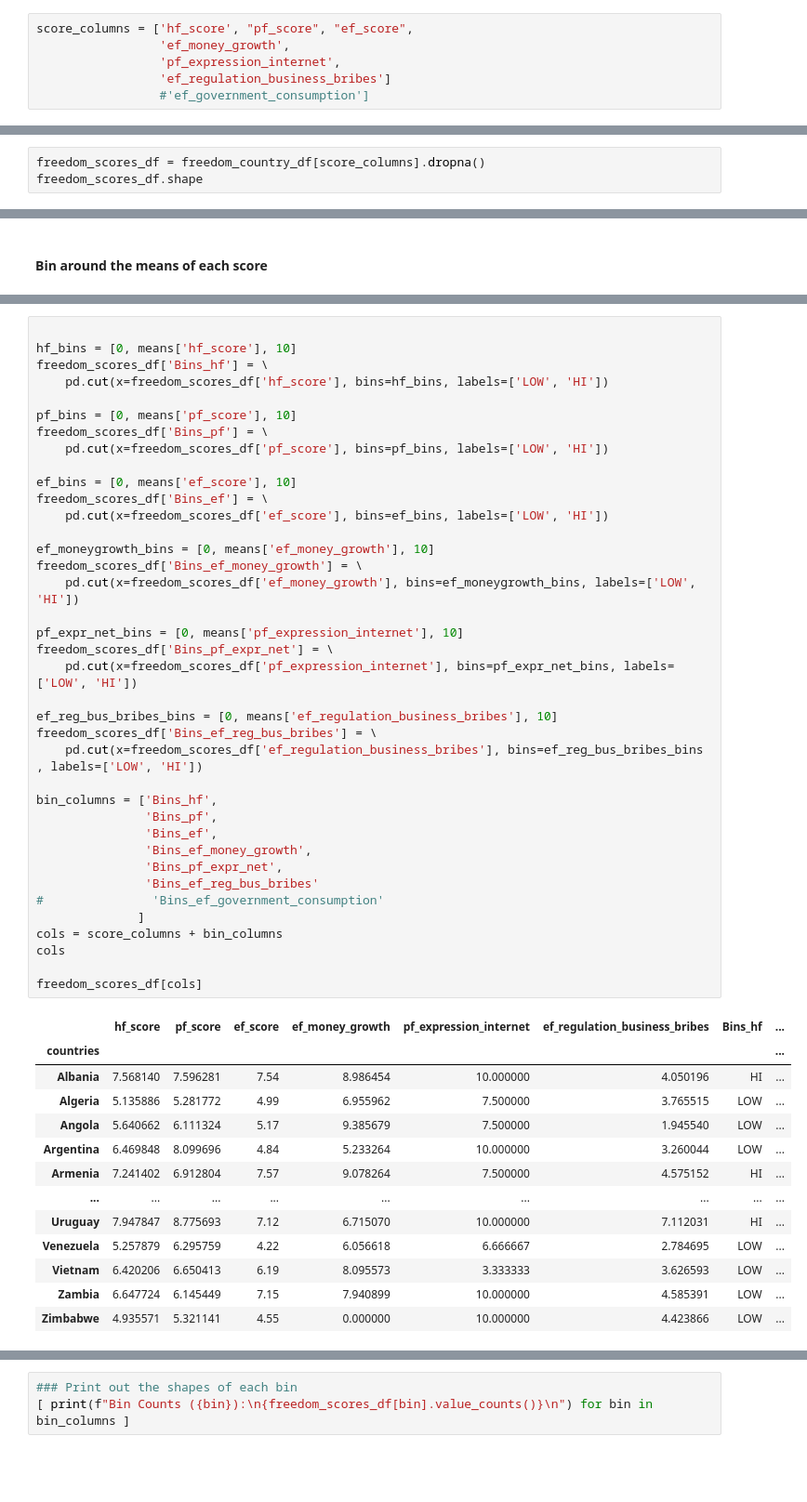
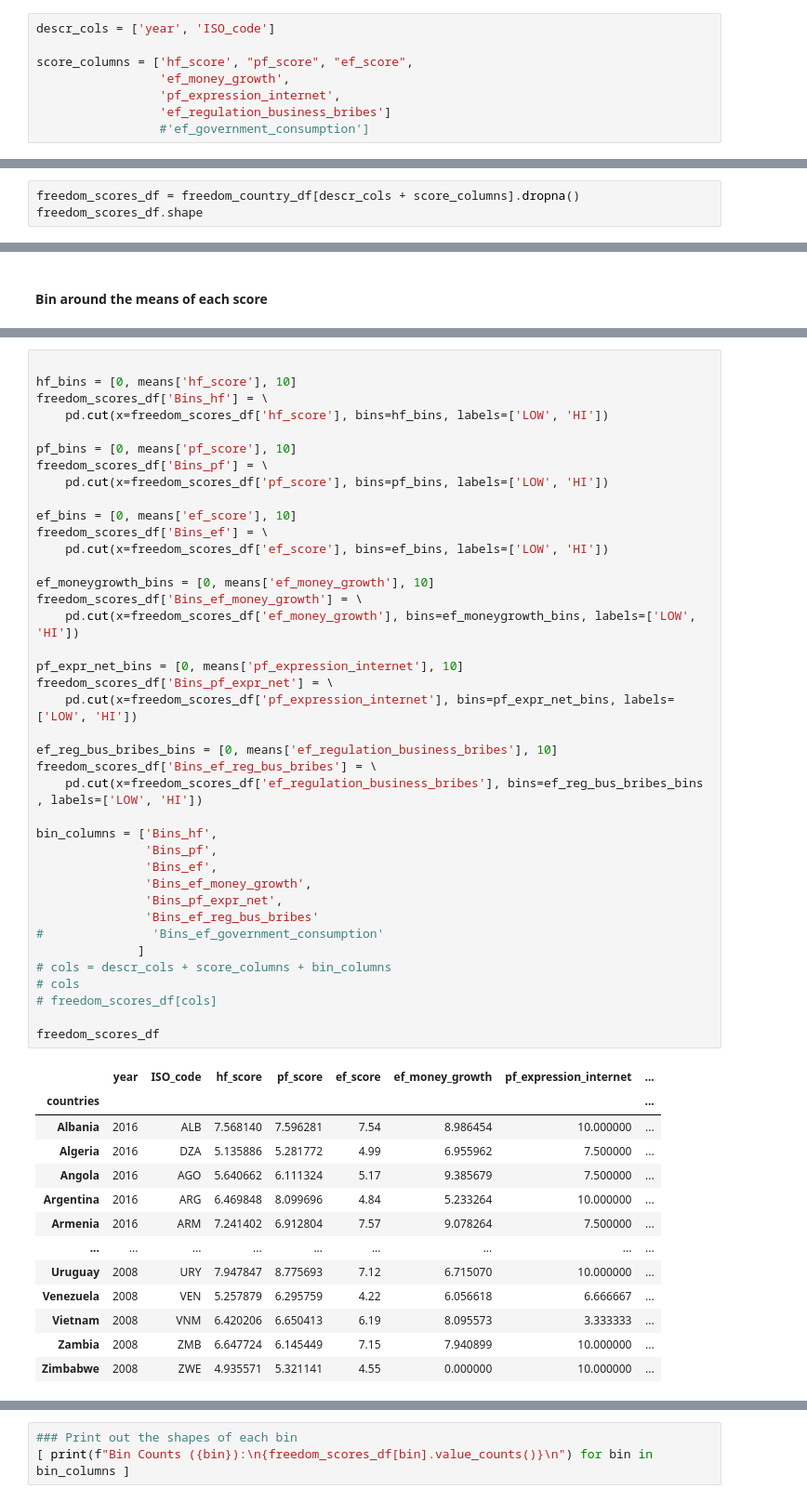
Before and after one commit to shamrockbandit/Project1_repo, a Jupyter notebook: bin_exploration.ipynb, the cells around one changed output, grey strips where cells are left out. Shown at 93% size. Saved outputs shown, nothing was run; the diff lists cells and outputs as text; blank space fills up the shorter version.

```diff
--- a/bin_exploration.ipynb
+++ b/bin_exploration.ipynb
@@ -60,6 +63,8 @@ Thoughts
 # %% [markdown]
 #### Select the score columns we want to bin around
 # %%
+descr_cols = ['year', 'ISO_code']
+
 score_columns = ['hf_score', "pf_score", "ef_score",
                  'ef_money_growth',
                  'pf_expression_internet',
@@ -74,4 +90,4 @@ freedom_country_df[score_columns].shape
 # %%
-freedom_scores_df = freedom_country_df[score_columns].dropna()
+freedom_scores_df = freedom_country_df[descr_cols + score_columns].dropna()
 freedom_scores_df.shape
 # %% [output]
@@ -118,46 +146,47 @@ freedom_scores_df['Bins_hf'] = \
 pf_bins = [0, means['pf_score'], 10]
 freedom_scores_df['Bins_pf'] = \
     pd.cut(x=freedom_scores_df['pf_score'], bins=pf_bins, labels=['LOW', 'HI'])
 
 ef_bins = [0, means['ef_score'], 10]
 freedom_scores_df['Bins_ef'] = \
     pd.cut(x=freedom_scores_df['ef_score'], bins=ef_bins, labels=['LOW', 'HI'])
 
 ef_moneygrowth_bins = [0, means['ef_money_growth'], 10]
 freedom_scores_df['Bins_ef_money_growth'] = \
     pd.cut(x=freedom_scores_df['ef_money_growth'], bins=ef_moneygrowth_bins, labels=['LOW', 'HI'])
 
 pf_expr_net_bins = [0, means['pf_expression_internet'], 10]
 freedom_scores_df['Bins_pf_expr_net'] = \
     pd.cut(x=freedom_scores_df['pf_expression_internet'], bins=pf_expr_net_bins, labels=['LOW', 'HI'])
 
 ef_reg_bus_bribes_bins = [0, means['ef_regulation_business_bribes'], 10]
 freedom_scores_df['Bins_ef_reg_bus_bribes'] = \
     pd.cut(x=freedom_scores_df['ef_regulation_business_bribes'], bins=ef_reg_bus_bribes_bins , labels=['LOW', 'HI'])
 
 bin_columns = ['Bins_hf',
                'Bins_pf',
                'Bins_ef',
                'Bins_ef_money_growth',
                'Bins_pf_expr_net',
                'Bins_ef_reg_bus_bribes'
 #               'Bins_ef_government_consumption'
               ]
-cols = score_columns + bin_columns
-cols
+# cols = descr_cols + score_columns + bin_columns
+# cols
+# freedom_scores_df[cols]
 
-freedom_scores_df[cols]
+freedom_scores_df
 # %% [output]
-|  | hf_score | pf_score | ef_score | ef_money_growth | pf_expression_internet | ef_regulation_business_bribes | Bins_hf | ... |
+|  | year | ISO_code | hf_score | pf_score | ef_score | ef_money_growth | pf_expression_internet | ... |
 | countries |  |  |  |  |  |  |  | ... |
-| Albania | 7.568140 | 7.596281 | 7.54 | 8.986454 | 10.000000 | 4.050196 | HI | ... |
-| Algeria | 5.135886 | 5.281772 | 4.99 | 6.955962 | 7.500000 | 3.765515 | LOW | ... |
-| Angola | 5.640662 | 6.111324 | 5.17 | 9.385679 | 7.500000 | 1.945540 | LOW | ... |
-| Argentina | 6.469848 | 8.099696 | 4.84 | 5.233264 | 10.000000 | 3.260044 | LOW | ... |
-| Armenia | 7.241402 | 6.912804 | 7.57 | 9.078264 | 7.500000 | 4.575152 | HI | ... |
+| Albania | 2016 | ALB | 7.568140 | 7.596281 | 7.54 | 8.986454 | 10.000000 | ... |
+| Algeria | 2016 | DZA | 5.135886 | 5.281772 | 4.99 | 6.955962 | 7.500000 | ... |
+| Angola | 2016 | AGO | 5.640662 | 6.111324 | 5.17 | 9.385679 | 7.500000 | ... |
+| Argentina | 2016 | ARG | 6.469848 | 8.099696 | 4.84 | 5.233264 | 10.000000 | ... |
+| Armenia | 2016 | ARM | 7.241402 | 6.912804 | 7.57 | 9.078264 | 7.500000 | ... |
 | ... | ... | ... | ... | ... | ... | ... | ... | ... |
-| Uruguay | 7.947847 | 8.775693 | 7.12 | 6.715070 | 10.000000 | 7.112031 | HI | ... |
-| Venezuela | 5.257879 | 6.295759 | 4.22 | 6.056618 | 6.666667 | 2.784695 | LOW | ... |
-| Vietnam | 6.420206 | 6.650413 | 6.19 | 8.095573 | 3.333333 | 3.626593 | LOW | ... |
-| Zambia | 6.647724 | 6.145449 | 7.15 | 7.940899 | 10.000000 | 4.585391 | LOW | ... |
-| Zimbabwe | 4.935571 | 5.321141 | 4.55 | 0.000000 | 10.000000 | 4.423866 | LOW | ... |
+| Uruguay | 2008 | URY | 7.947847 | 8.775693 | 7.12 | 6.715070 | 10.000000 | ... |
+| Venezuela | 2008 | VEN | 5.257879 | 6.295759 | 4.22 | 6.056618 | 6.666667 | ... |
+| Vietnam | 2008 | VNM | 6.420206 | 6.650413 | 6.19 | 8.095573 | 3.333333 | ... |
+| Zambia | 2008 | ZMB | 6.647724 | 6.145449 | 7.15 | 7.940899 | 10.000000 | ... |
+| Zimbabwe | 2008 | ZWE | 4.935571 | 5.321141 | 4.55 | 0.000000 | 10.000000 | ... |
```
Also changed, not shown: parts of 11 cells of this notebook.
